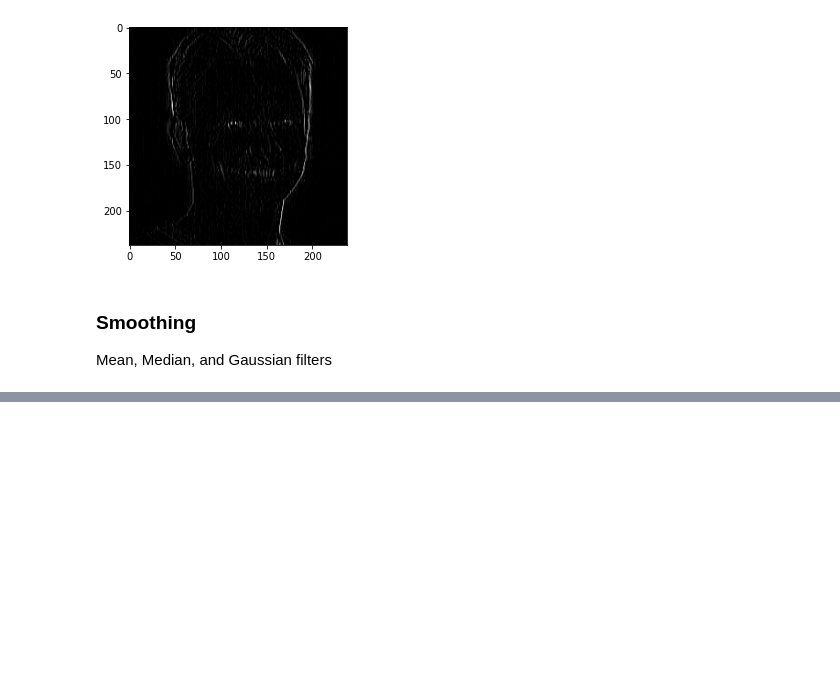
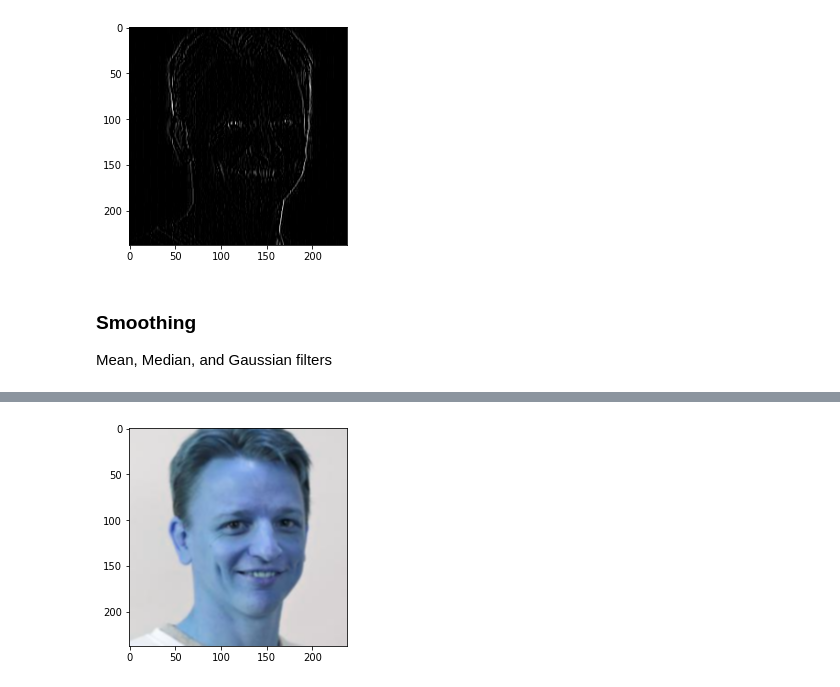
Before and after one commit to damiansp/cpu_vis, a Jupyter notebook: mastering_with_tf/s1_intro_cpuvis_and_nns/01_edge_detect_with_hashing_filtering.py.ipynb, the cells around one changed output, grey strips where cells are left out. Cells and saved outputs as stored; diff of their text form; code cells hidden in the pictures; blank space fills up the shorter version.

```diff
--- a/mastering_with_tf/s1_intro_cpuvis_and_nns/01_edge_detect_with_hashing_filtering.py.ipynb
+++ b/mastering_with_tf/s1_intro_cpuvis_and_nns/01_edge_detect_with_hashing_filtering.py.ipynb
@@ -67,0 +77,4 @@ Mean, Median, and Gaussian filters
+# %%
+plt.imshow(cv2.GaussianBlur(img, (3, 3), 1));
+# %% [output]
+[figure, added]
```
Also changed, not shown: parts of 4 cells of this notebook.
